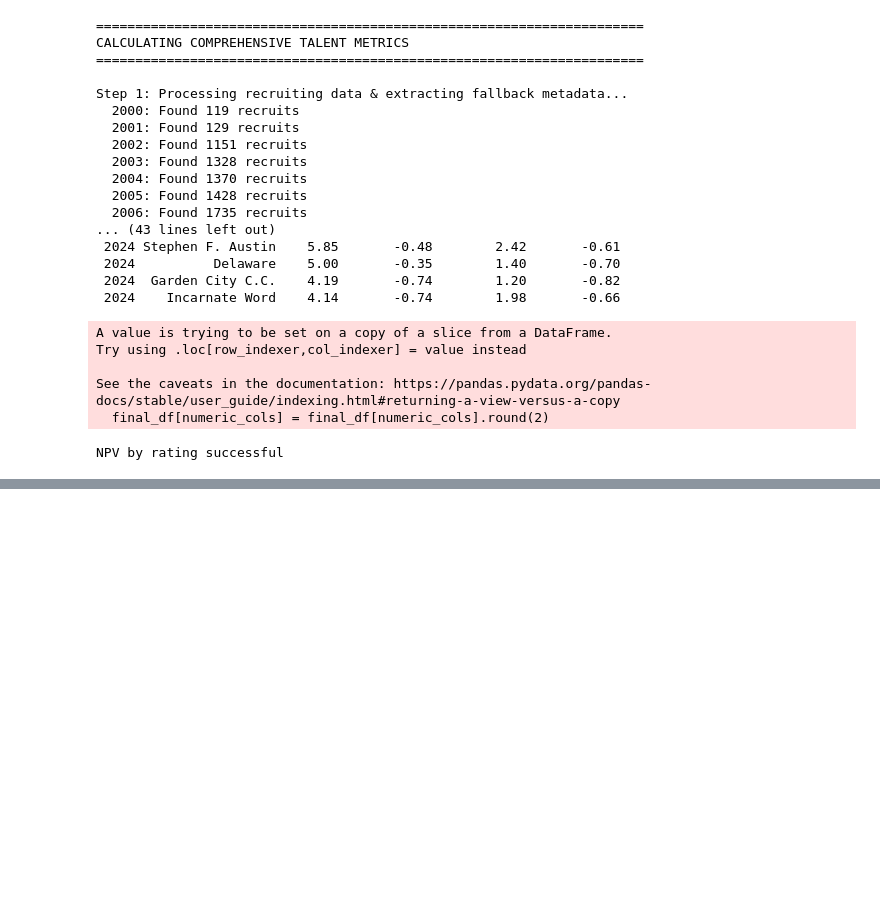
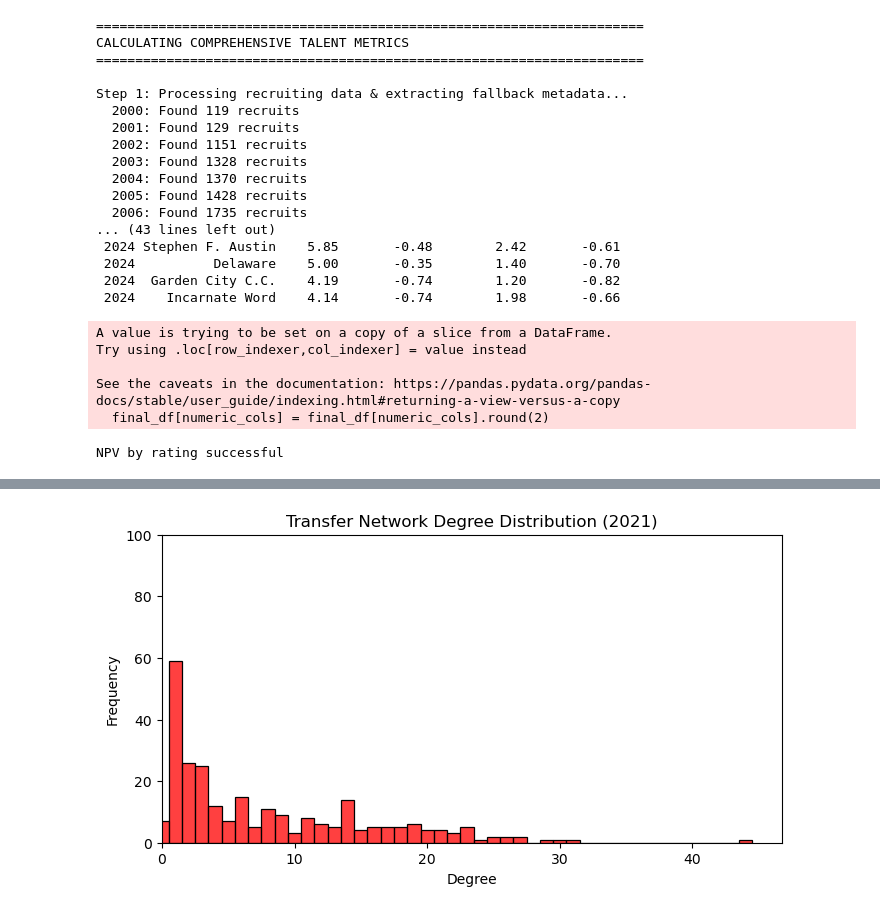
Before and after one commit to caleb-chandler/cfb-player-acquisition-network, a Jupyter notebook: analysis.ipynb, the cells around one changed output, grey strips where cells are left out. Drawn from its saved outputs; the diff is of its cells as text; code cells hidden in the pictures; blank space fills up the shorter version.

Commit message:
degree distributions

```diff
--- a/analysis.ipynb
+++ b/analysis.ipynb
@@ -619,2 +620,91 @@ NameError: name 'npv_df' is not defined
 # %%
-# network analysis
+# --- DISTRIBUTIONS
+
+# degree
+
+for name, G in xferfiles.items():
+    year = name.split("_")[-1]
+    degrees = [val for (node, val) in G.degree()]
+    plt.figure(figsize=(8,4))
+    sns.histplot(degrees, kde=False, color='red', discrete=True)
+    plt.title(f"Transfer Network Degree Distribution ({year})")
+    plt.xlabel("Degree")
+    plt.ylabel("Frequency")
+    plt.xlim(left=0)
+    plt.ylim(top=100)
+    #plt.savefig(f".\\imgs\\graphs\\degdist\\degree_distribution_{year}.png", dpi=250, bbox_inches='tight')
+    plt.show()
+
+# find global max degree
+max_degree_global = 0
+for name, G in xferfiles.items():
+    if len(G) > 0:
+        degrees = [d for n, d in G.degree()]
+        if degrees:
+            max_degree_global = max(max_degree_global, max(degrees))
+
+# init array to sum up probabilities for each degree k
+sum_probs = np.zeros(max_degree_global + 1)
+num_years = 0
+yearly_avg_degrees = []
+
+for name, G in xferfiles.items():
+    if len(G) == 0: continue
+
+    degrees = [d for n, d in G.degree()]
+    if not degrees: continue
+
+    num_years += 1
+    yearly_avg_degrees.append(np.mean(degrees))
+
+    # calculate histogram for this specific year
+    counts, bin_edges = np.histogram(degrees, bins=range(max_degree_global + 2))
+
+    # normalize to get probabilities for this year
+    probs = counts / sum(counts)
+
+    # add to running total
+    sum_probs += probs
+
+# divide by number of years to get the mean probability per bin
+avg_probs = sum_probs / num_years
+degree_values = np.arange(len(avg_probs))
+
+# fit power law with log-log regression
+mask = (avg_probs > 0) & (degree_values > 0)
+x_fit = degree_values[mask]
+y_fit = avg_probs[mask]
+
+# Perform linear regression on log-transformed data
+# log(y) = -alpha * log(x) + c  =>  slope is -alpha
+slope, intercept, r_value, p_value, std_err = stats.linregress(np.log(x_fit), np.log(y_fit))
+alpha = -slope  # The decay exponent
+power_law_const = np.exp(intercept)
+
+# plotting
+plt.figure(figsize=(10, 6))
+
+# plot the bars
+plt.bar(degree_values, avg_probs, color='skyblue', label='Observed Avg Distribution', alpha=0.7, width=1.0)
+
+# plot the fit line
+fit_y = power_law_const * (x_fit ** (-alpha))
+plt.plot(x_fit, fit_y, 'r--', linewidth=2, label=f'Power Law Fit ($P(k) \propto k^{{-{alpha:.2f}}}$)')
+
+# formatting
+overall_avg_degree = np.mean(yearly_avg_degrees)
+plt.title("Average Transfer Network Degree Distribution (All Years)", fontsize=14)
+plt.xlabel("Degree ($k$)", fontsize=12)
+plt.ylabel("Average Probability ($P(k)$)", fontsize=12)
+plt.xlim(0, 60) # Limit x-axis to see the head of the distribution clearly
+plt.ylim(0, max(avg_probs) * 1.1)
+
+# legend with stats
+legend_text = f"Avg Degree: {overall_avg_degree:.2f}\nDecay Exponent ($\\alpha$): {alpha:.2f}\n$R^2$: {r_value**2:.2f}"
+plt.legend(title=legend_text, title_fontsize=10)
+
+plt.grid(axis='y', linestyle='--', alpha=0.5)
+#plt.savefig(f".\\imgs\\graphs\\degdist\\average_degree_distribution.png", dpi=250, bbox_inches='tight')
+plt.show()
+# %% [output]
+[figure, added]
```
Also changed, not shown: parts of 4 cells of this notebook, 9 other files.
